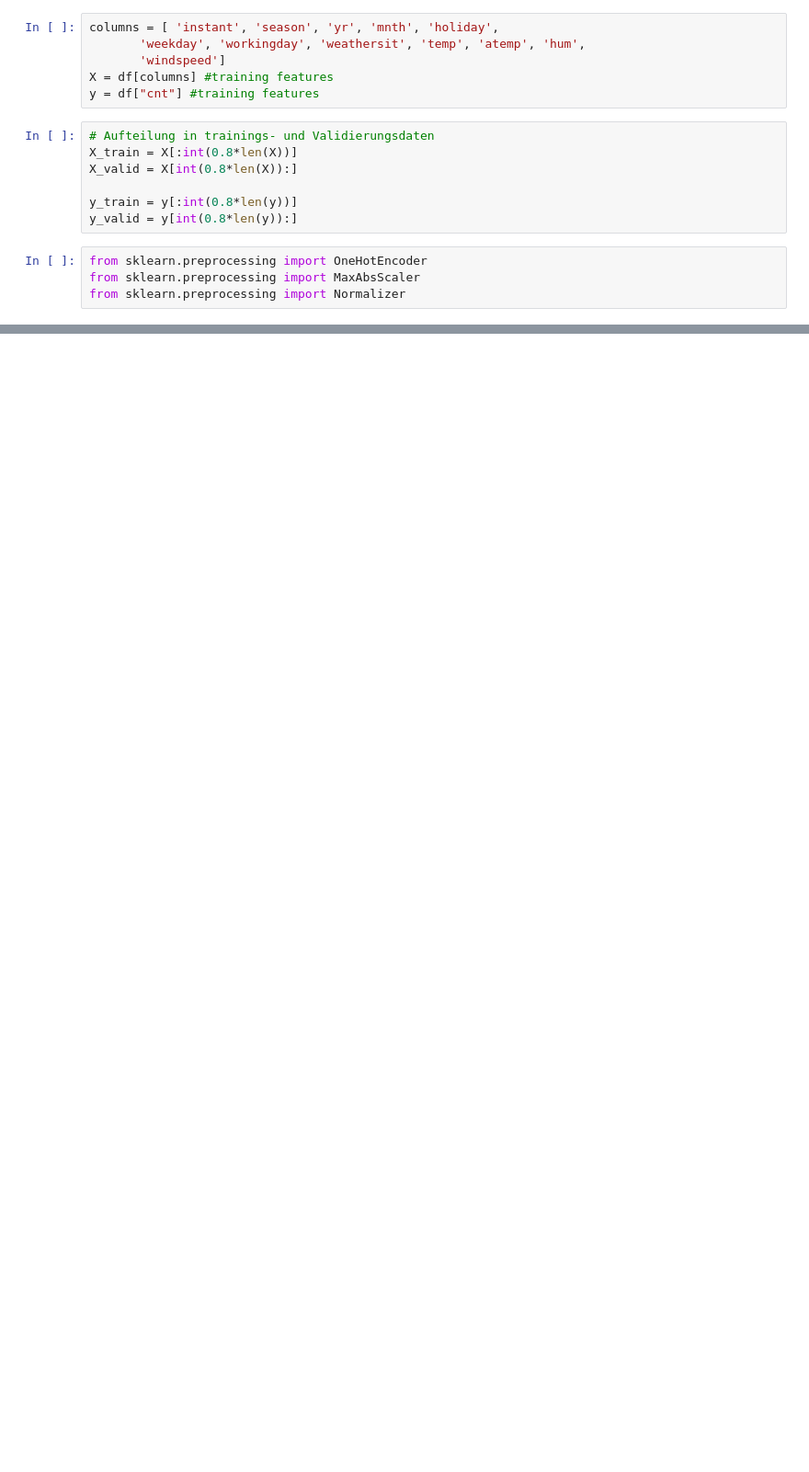
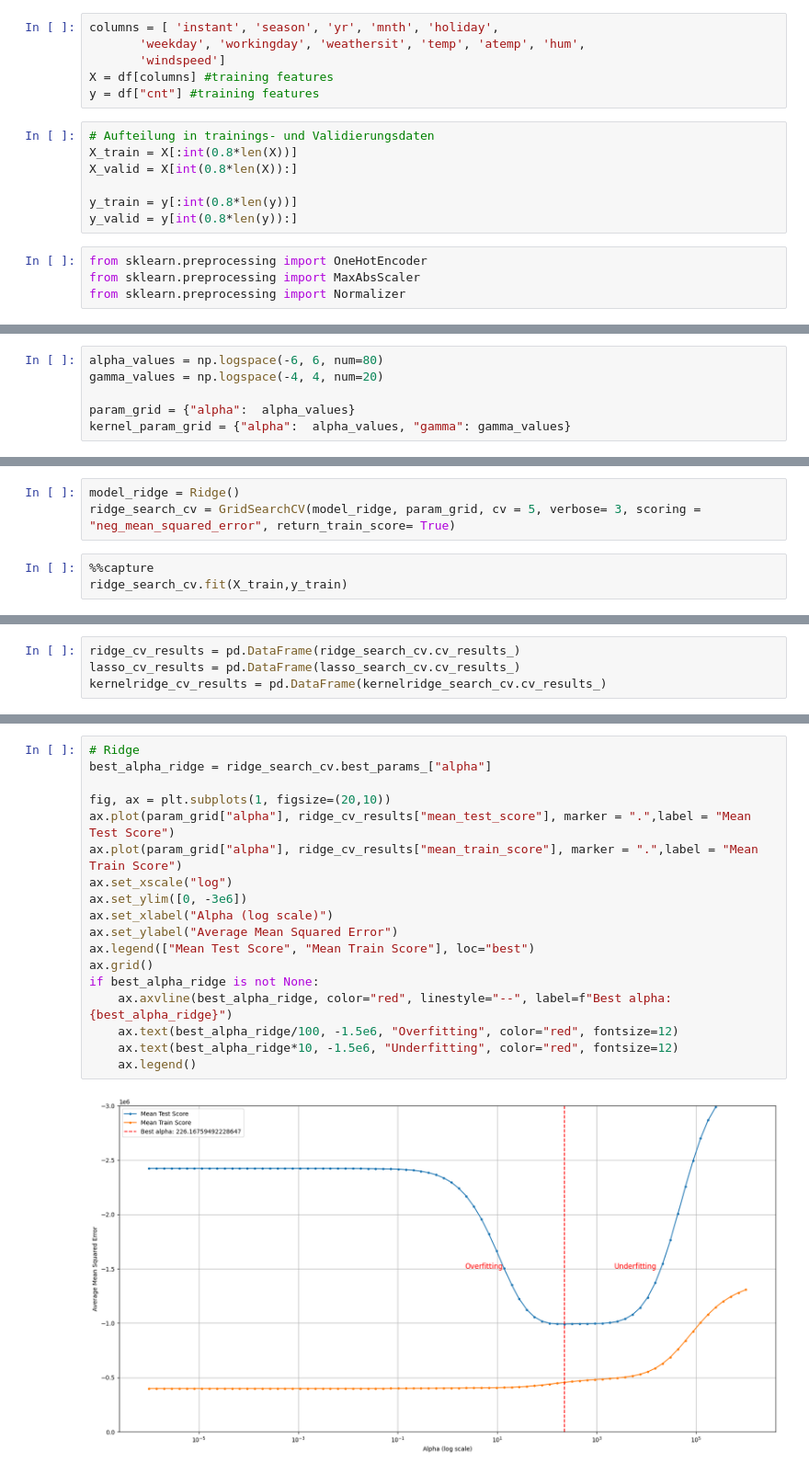
Before and after one commit to PaulBichl/machine-learning, a Jupyter notebook: src/machine_learning/BikeRental/Bichl_Paul_UE2.ipynb, the cells around one changed output, grey strips where cells are left out. Shown: that part at 92% size. Saved outputs shown, nothing was run; the diff lists cells and outputs as text; blank space fills up the shorter version.

```diff
--- a/src/machine_learning/BikeRental/Bichl_Paul_UE2.ipynb
+++ b/src/machine_learning/BikeRental/Bichl_Paul_UE2.ipynb
@@ -272,0 +51,6 @@ plot_wrapper(cv_results, ylim=None)
+# %%
+alpha_values = np.logspace(-6, 6, num=80)
+gamma_values = np.logspace(-4, 4, num=20)
+
+param_grid = {"alpha":  alpha_values}
+kernel_param_grid = {"alpha":  alpha_values, "gamma": gamma_values}
@@ -272,0 +59,6 @@ plot_wrapper(cv_results, ylim=None)
+# %%
+model_ridge = Ridge()
+ridge_search_cv = GridSearchCV(model_ridge, param_grid, cv = 5, verbose= 3, scoring = "neg_mean_squared_error", return_train_score= True)
+# %%
+%%capture
+ridge_search_cv.fit(X_train,y_train)
@@ -272,0 +82,4 @@ plot_wrapper(cv_results, ylim=None)
+# %%
+ridge_cv_results = pd.DataFrame(ridge_search_cv.cv_results_)
+lasso_cv_results = pd.DataFrame(lasso_search_cv.cv_results_)
+kernelridge_cv_results = pd.DataFrame(kernelridge_search_cv.cv_results_)
@@ -272,0 +88,20 @@ plot_wrapper(cv_results, ylim=None)
+# %%
+# Ridge
+best_alpha_ridge = ridge_search_cv.best_params_["alpha"]
+
+fig, ax = plt.subplots(1, figsize=(20,10))
+ax.plot(param_grid["alpha"], ridge_cv_results["mean_test_score"], marker = ".",label = "Mean Test Score")
+ax.plot(param_grid["alpha"], ridge_cv_results["mean_train_score"], marker = ".",label = "Mean Train Score")
+ax.set_xscale("log")
+ax.set_ylim([0, -3e6])
+ax.set_xlabel("Alpha (log scale)")
+ax.set_ylabel("Average Mean Squared Error")
+ax.legend(["Mean Test Score", "Mean Train Score"], loc="best")
+ax.grid()
+if best_alpha_ridge is not None:
+    ax.axvline(best_alpha_ridge, color="red", linestyle="--", label=f"Best alpha: {best_alpha_ridge}")
+    ax.text(best_alpha_ridge/100, -1.5e6, "Overfitting", color="red", fontsize=12)
+    ax.text(best_alpha_ridge*10, -1.5e6, "Underfitting", color="red", fontsize=12)
+    ax.legend()
+# %% [output]
+[figure, added]
```
Also changed, not shown: parts of 54 cells of this notebook.
